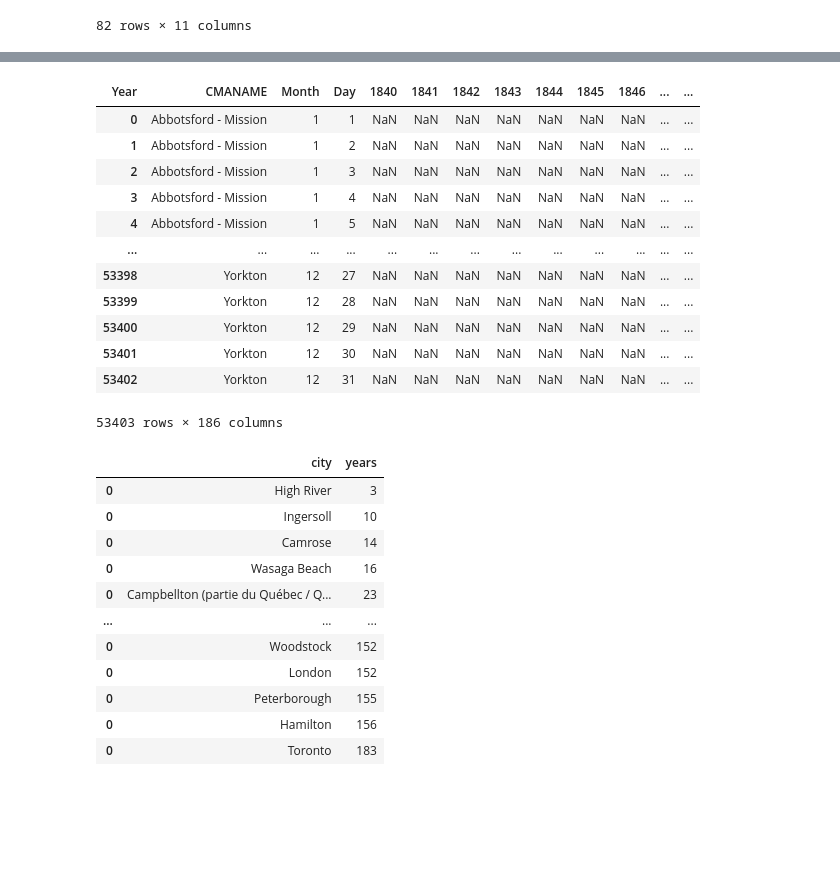
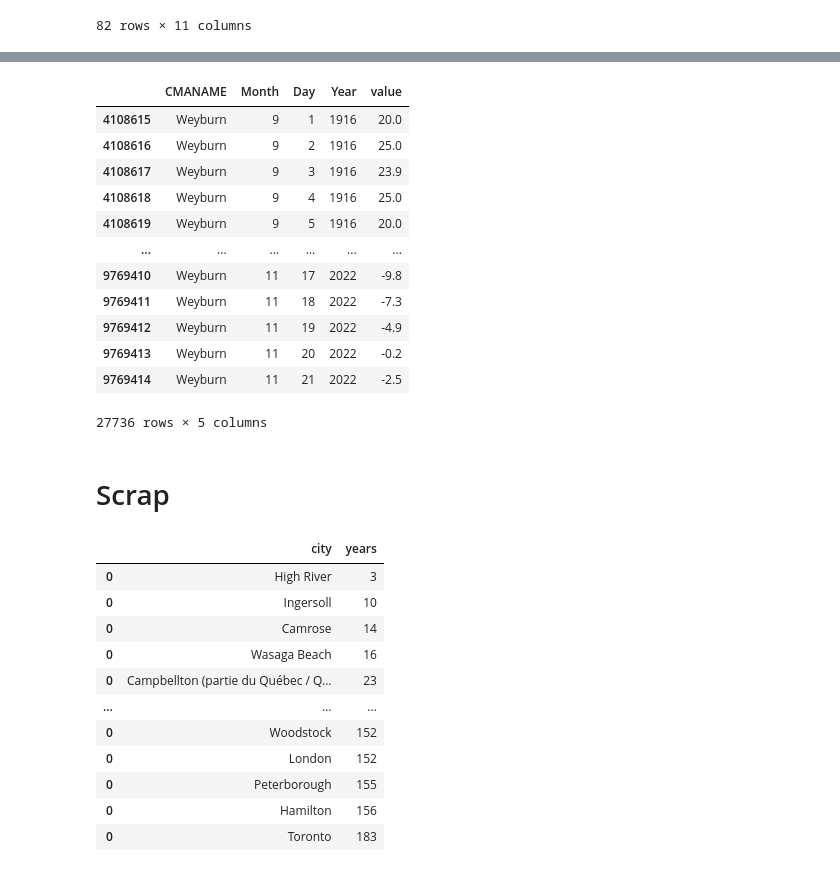
Before and after one commit to dexmcmillan/weather-records-app, a Jupyter notebook: weather_scripts/testing.ipynb, the cells around one changed output, grey strips where cells are left out. Saved outputs shown, nothing was run; the diff lists cells and outputs as text; code cells hidden in the pictures; blank space fills up the shorter version.

```diff
--- a/weather_scripts/testing.ipynb
+++ b/weather_scripts/testing.ipynb
@@ -75,16 +104,16 @@ maximums
-# %%
-maximums.reset_index()
-# %% [output]
-| Year | CMANAME | Month | Day | 1840 | 1841 | 1842 | 1843 | 1844 | 1845 | 1846 | ... | ... |
-| 0 | Abbotsford - Mission | 1 | 1 | NaN | NaN | NaN | NaN | NaN | NaN | NaN | ... | ... |
-| 1 | Abbotsford - Mission | 1 | 2 | NaN | NaN | NaN | NaN | NaN | NaN | NaN | ... | ... |
-| 2 | Abbotsford - Mission | 1 | 3 | NaN | NaN | NaN | NaN | NaN | NaN | NaN | ... | ... |
-| 3 | Abbotsford - Mission | 1 | 4 | NaN | NaN | NaN | NaN | NaN | NaN | NaN | ... | ... |
-| 4 | Abbotsford - Mission | 1 | 5 | NaN | NaN | NaN | NaN | NaN | NaN | NaN | ... | ... |
-| ... | ... | ... | ... | ... | ... | ... | ... | ... | ... | ... | ... | ... |
-| 53398 | Yorkton | 12 | 27 | NaN | NaN | NaN | NaN | NaN | NaN | NaN | ... | ... |
-| 53399 | Yorkton | 12 | 28 | NaN | NaN | NaN | NaN | NaN | NaN | NaN | ... | ... |
-| 53400 | Yorkton | 12 | 29 | NaN | NaN | NaN | NaN | NaN | NaN | NaN | ... | ... |
-| 53401 | Yorkton | 12 | 30 | NaN | NaN | NaN | NaN | NaN | NaN | NaN | ... | ... |
-| 53402 | Yorkton | 12 | 31 | NaN | NaN | NaN | NaN | NaN | NaN | NaN | ... | ... |
-53403 rows × 186 columns
+# %%
+maximums[maximums["CMANAME"] == "Weyburn"]
+# %% [output]
+|  | CMANAME | Month | Day | Year | value |
+| 4108615 | Weyburn | 9 | 1 | 1916 | 20.0 |
+| 4108616 | Weyburn | 9 | 2 | 1916 | 25.0 |
+| 4108617 | Weyburn | 9 | 3 | 1916 | 23.9 |
+| 4108618 | Weyburn | 9 | 4 | 1916 | 25.0 |
+| 4108619 | Weyburn | 9 | 5 | 1916 | 20.0 |
+| ... | ... | ... | ... | ... | ... |
+| 9769410 | Weyburn | 11 | 17 | 2022 | -9.8 |
+| 9769411 | Weyburn | 11 | 18 | 2022 | -7.3 |
+| 9769412 | Weyburn | 11 | 19 | 2022 | -4.9 |
+| 9769413 | Weyburn | 11 | 20 | 2022 | -0.2 |
+| 9769414 | Weyburn | 11 | 21 | 2022 | -2.5 |
+27736 rows × 5 columns
@@ -91,3 +122,5 @@ maximums.reset_index()
+# %% [markdown]
+# Scrap
 # %%
 year_counts = []
 
```
Also changed, not shown: parts of 8 cells of this notebook, 7 other files.
